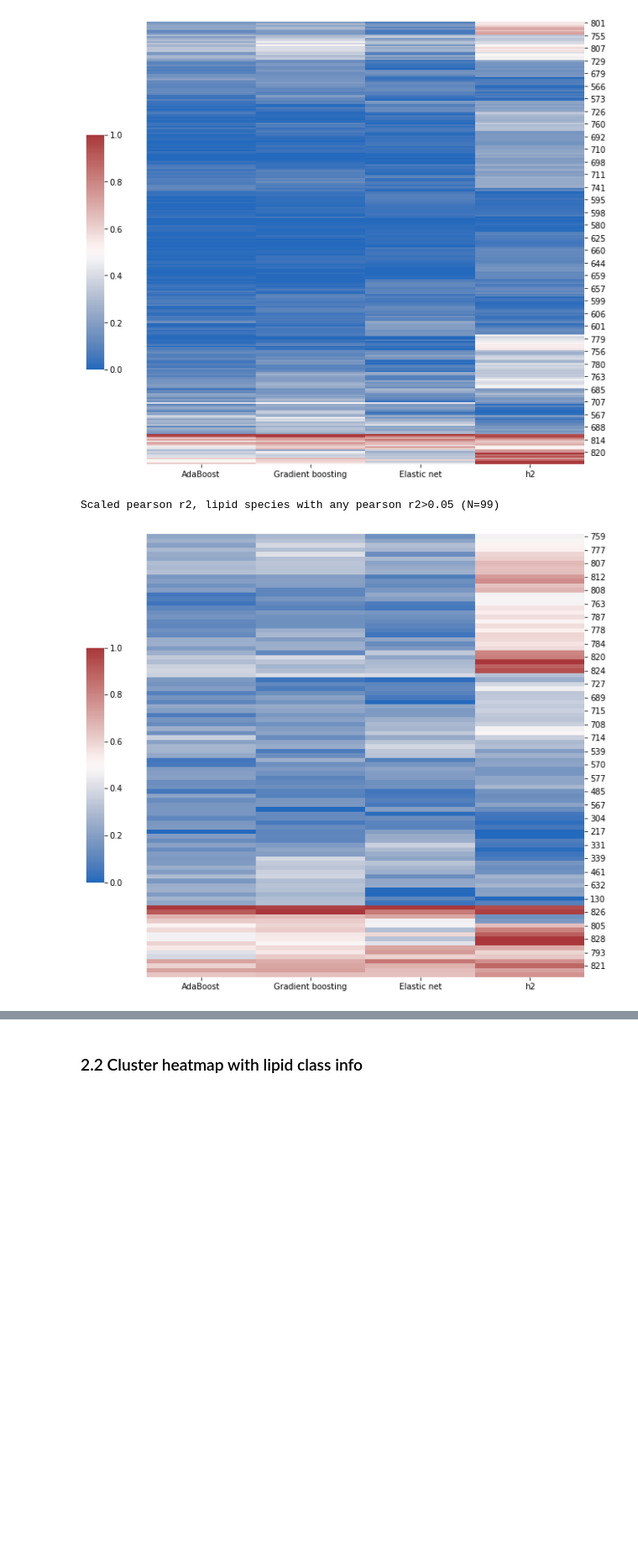
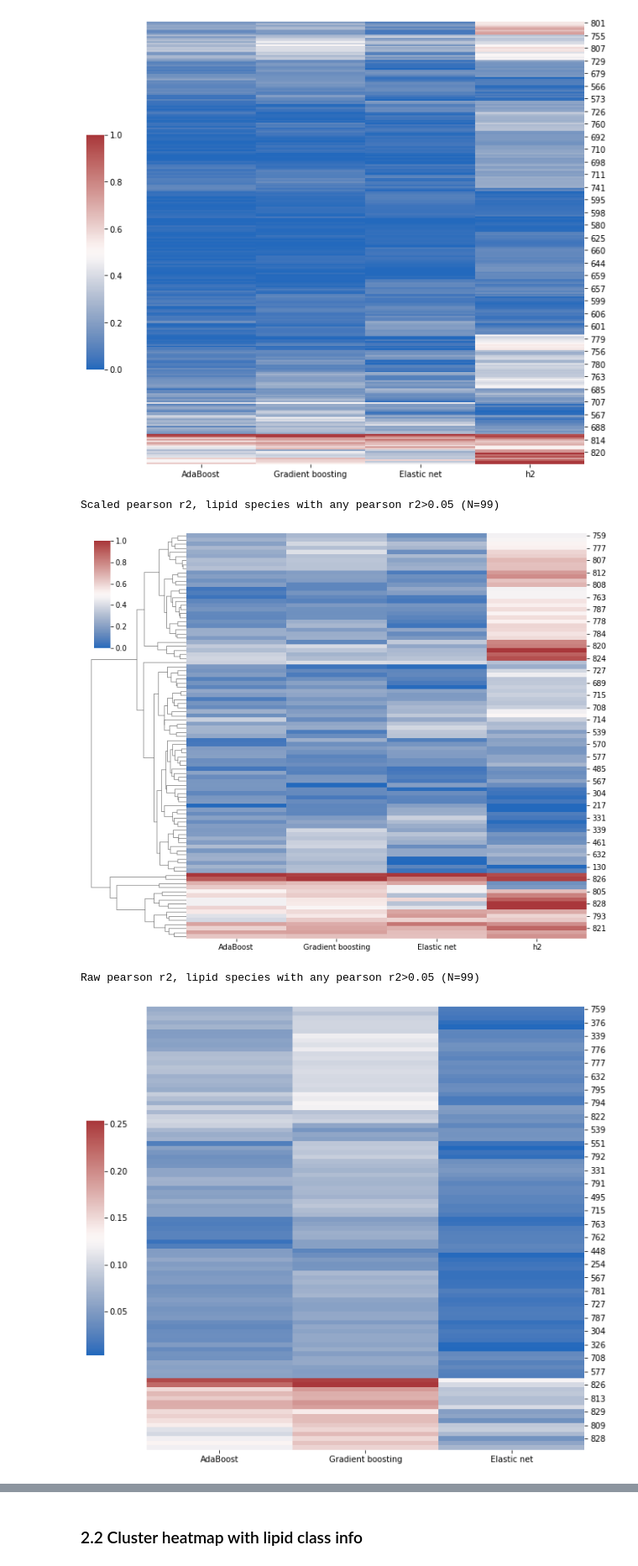
Before and after one commit to belowlab/-CCHC_lipidomics, a Jupyter notebook: 20231211_rerun/code/ML_10_comapre_models.ipynb, the cells around one changed output, grey strips where cells are left out. Shown at 84% size. Saved outputs shown, nothing was run; the diff lists cells and outputs as text; code cells hidden in the pictures; blank space fills up the shorter version.

```diff
--- a/20231211_rerun/code/ML_10_comapre_models.ipynb
+++ b/20231211_rerun/code/ML_10_comapre_models.ipynb
@@ -341,25 +373,26 @@ Scaled pearson r2, lipid species with h2>0.2 (N=280)
 # %%
 # Cluster pearson r2
 r2_threshold = 0.05
 r2_mask = (df_for_plot['AdaBoost']>r2_threshold) | (df_for_plot['Gradient boosting']>r2_threshold) | (df_for_plot['Elastic net']>r2_threshold)
 print(f'Scaled pearson r2, lipid species with any pearson r2>{r2_threshold} (N={len(df_for_plot[r2_mask])})')
-
 cols_plot = ['AdaBoost', 'Gradient boosting', 'Elastic net','h2']
 cg = sns.clustermap(data=df_for_plot[r2_mask][cols_plot],
                     col_cluster=False,cmap="vlag",
                     standard_scale=1,
-                    cbar_pos=(0.1, .2, .03, .4))
-cg.ax_row_dendrogram.set_visible(False)
+                    cbar_pos=(0.03, 0.58, .03, .2))
+# cg.ax_row_dendrogram.set_visible(False)
 cg.ax_col_dendrogram.set_visible(False)
 plt.show()
 
 print(f'Raw pearson r2, lipid species with any pearson r2>{r2_threshold} (N={len(df_for_plot[r2_mask])})')
 cols_plot = ['AdaBoost', 'Gradient boosting', 'Elastic net']
 cg = sns.clustermap(data=df_for_plot[r2_mask][cols_plot],
                     col_cluster=False,cmap="vlag",
                     cbar_pos=(0.1, .2, .03, .4))
 cg.ax_row_dendrogram.set_visible(False)
 cg.ax_col_dendrogram.set_visible(False)
 # %% [output]
 Scaled pearson r2, lipid species with any pearson r2>0.05 (N=99)
-[figure, old version]
+[figure, new version]
+Raw pearson r2, lipid species with any pearson r2>0.05 (N=99)
+[figure, added]
```
Also changed, not shown: parts of 31 cells of this notebook, 26 other files.
